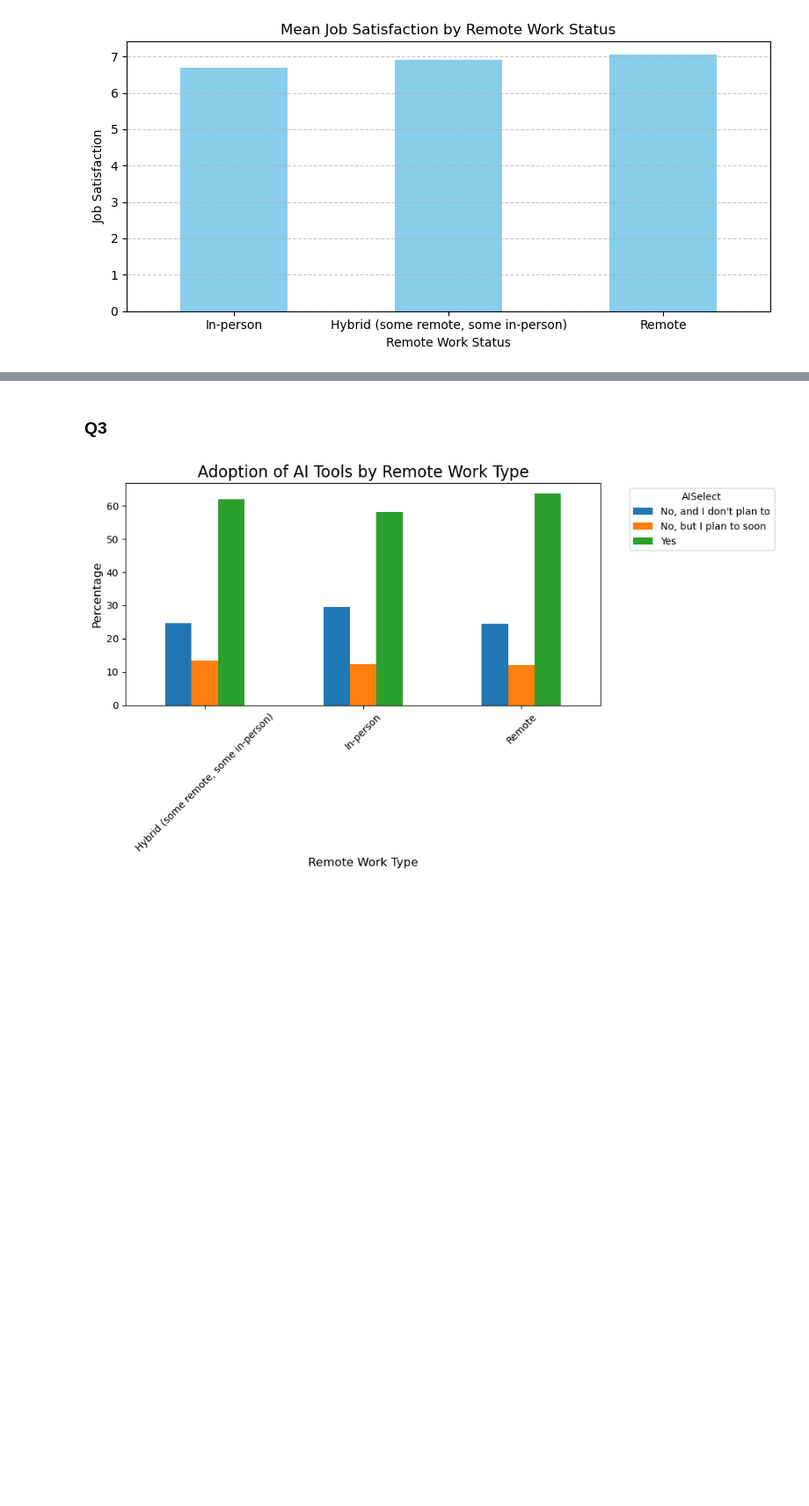
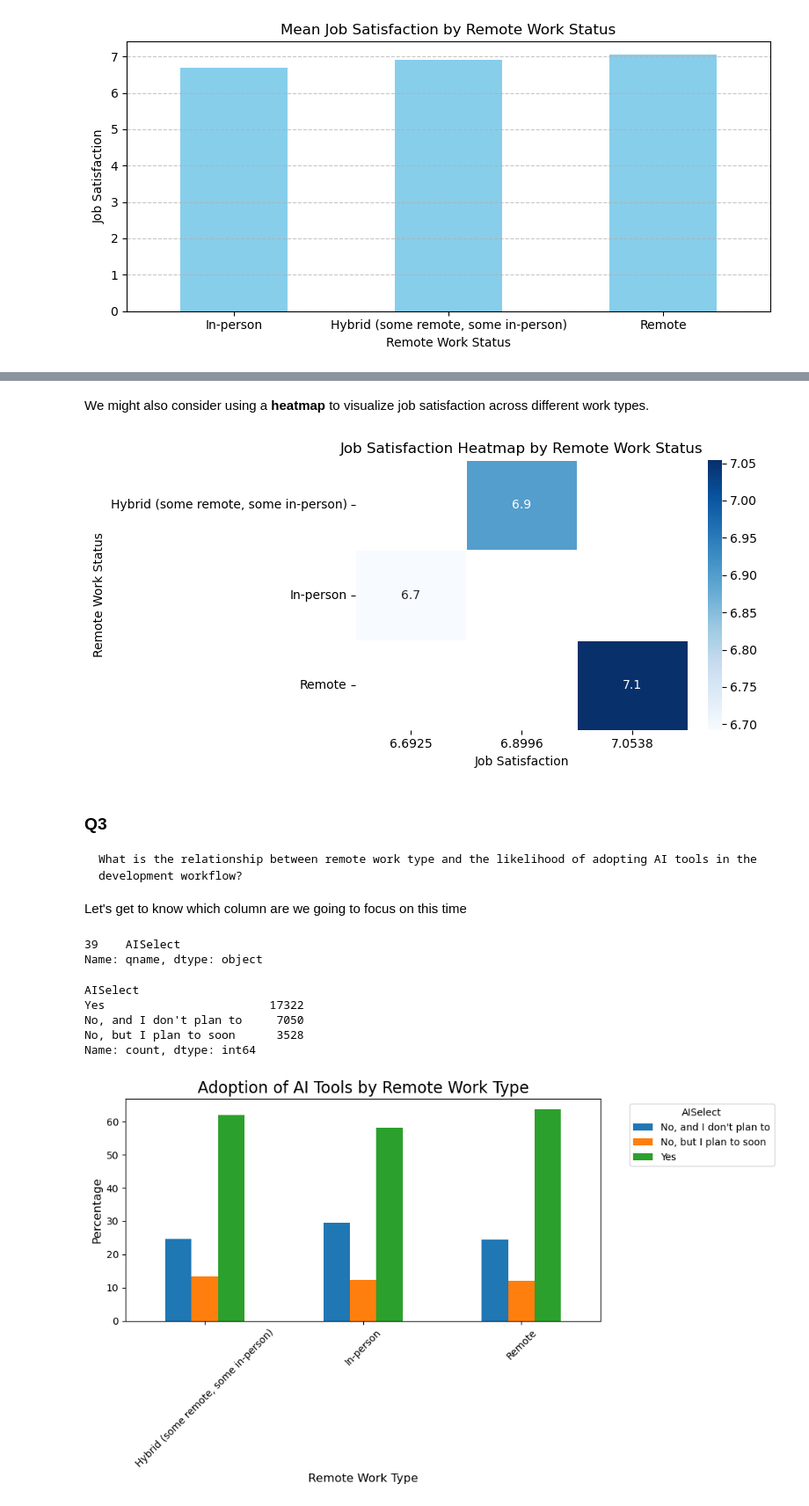
Before and after one commit to youssefreda02/SO-Dev-Survey23, a Jupyter notebook: notebook.ipynb, the cells around one changed output, grey strips where cells are left out. Shown at 88% size. Drawn from its saved outputs; the diff is of its cells as text; code cells hidden in the pictures; blank space fills up the shorter version.

```diff
--- a/notebook.ipynb
+++ b/notebook.ipynb
@@ -198,5 +279,44 @@ Name: count, dtype: int64
+# %% [markdown]
+We might also consider using a **heatmap** to visualize job satisfaction across different work types.
+# %%
+# Create a pivot table with 'RemoteWork' and the mean of 'JobSat'
+pivot_data = data_cleaned.groupby('RemoteWork')['JobSat'].mean().round(4).reset_index()
+
+pivot_data = pivot_data.pivot(index='RemoteWork', columns='JobSat', values='JobSat')
+
+# Create the heatmap
+plt.figure(figsize=(8, 4))
+sns.heatmap(pivot_data, annot=True, cmap='Blues', linewidths=.5)
+
+# Add titles and labels
+plt.title('Job Satisfaction Heatmap by Remote Work Status')
+plt.xlabel('Job Satisfaction')
+plt.ylabel('Remote Work Status')
+
+# Show the plot
+plt.tight_layout()
+plt.show()
+# %% [output]
+[figure, added]
 # %% [markdown]
 ### Q3
+    What is the relationship between remote work type and the likelihood of adopting AI tools in the development workflow?
+Let's get to know which column are we going to focus on this time
+# %%
+#Wondering what might the column name would be...
+find_column('Do you currently use AI tools in your development process? *')
+# %% [output]
+39    AISelect
+Name: qname, dtype: object
+# %%
+#This is what the answers are divided into.
+data_cleaned['AISelect'].value_counts()
+# %% [output]
+AISelect
+Yes                        17322
+No, and I don't plan to     7050
+No, but I plan to soon      3528
+Name: count, dtype: int64
 # %%
 # Unstack the multi-index Series to pivot AISelect into columns
 df_plot = data_cleaned.groupby('RemoteWork')['AISelect'].value_counts(normalize = True).unstack() *100
```
Also changed, not shown: parts of 32 cells of this notebook.
